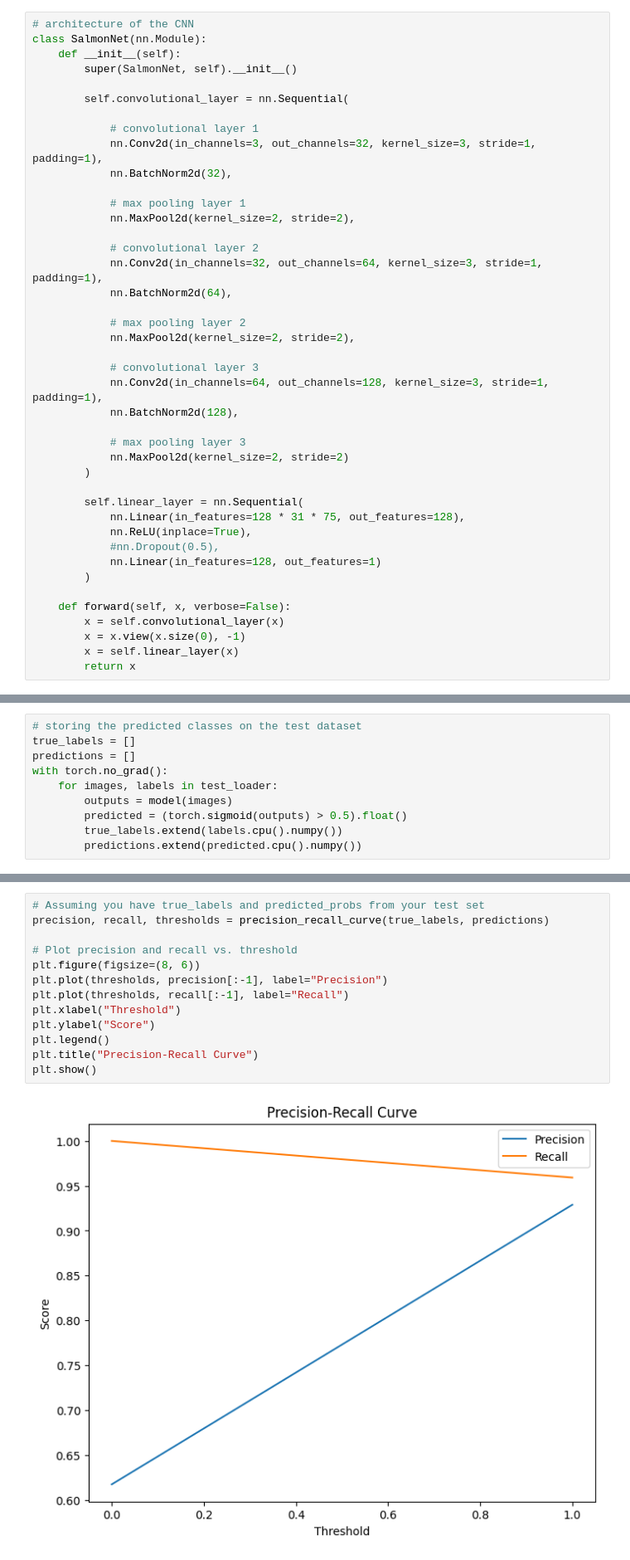
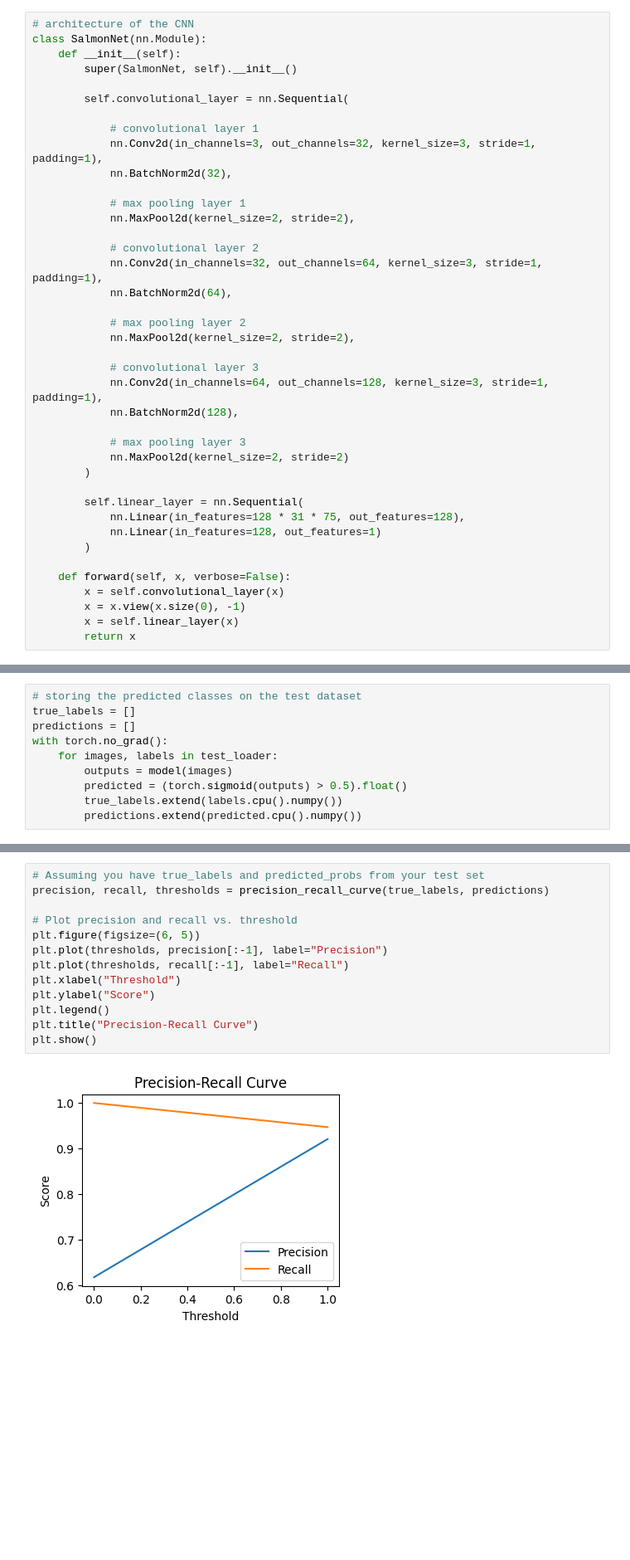
Before and after one commit to thepedromiguel/salmon_disease_detection, a Jupyter notebook: salmon_scan.ipynb, the cells around one changed output, grey strips where cells are left out. Shown at 83% size. Drawn from its saved outputs; the diff is of its cells as text; blank space fills up the shorter version.

```diff
--- a/salmon_scan.ipynb
+++ b/salmon_scan.ipynb
@@ -235,8 +235,6 @@ class SalmonNet(nn.Module):
 
         self.linear_layer = nn.Sequential(
             nn.Linear(in_features=128 * 31 * 75, out_features=128),
-            nn.ReLU(inplace=True),
-            #nn.Dropout(0.5),
             nn.Linear(in_features=128, out_features=1)
         )
 
@@ -535,18 +528,18 @@ F1-Score: 0.944
 # %%
 # Assuming you have true_labels and predicted_probs from your test set
 precision, recall, thresholds = precision_recall_curve(true_labels, predictions)
 
 # Plot precision and recall vs. threshold
-plt.figure(figsize=(8, 6))
+plt.figure(figsize=(6, 5))
 plt.plot(thresholds, precision[:-1], label="Precision")
 plt.plot(thresholds, recall[:-1], label="Recall")
 plt.xlabel("Threshold")
 plt.ylabel("Score")
 plt.legend()
 plt.title("Precision-Recall Curve")
 plt.show()
 # %% [output]
-[figure, old version]
+[figure, new version]
 # %%
 # inspecting the confusion matrix
 cm = confusion_matrix(true_labels, predictions)
```
Also changed, not shown: parts of 8 cells of this notebook.
